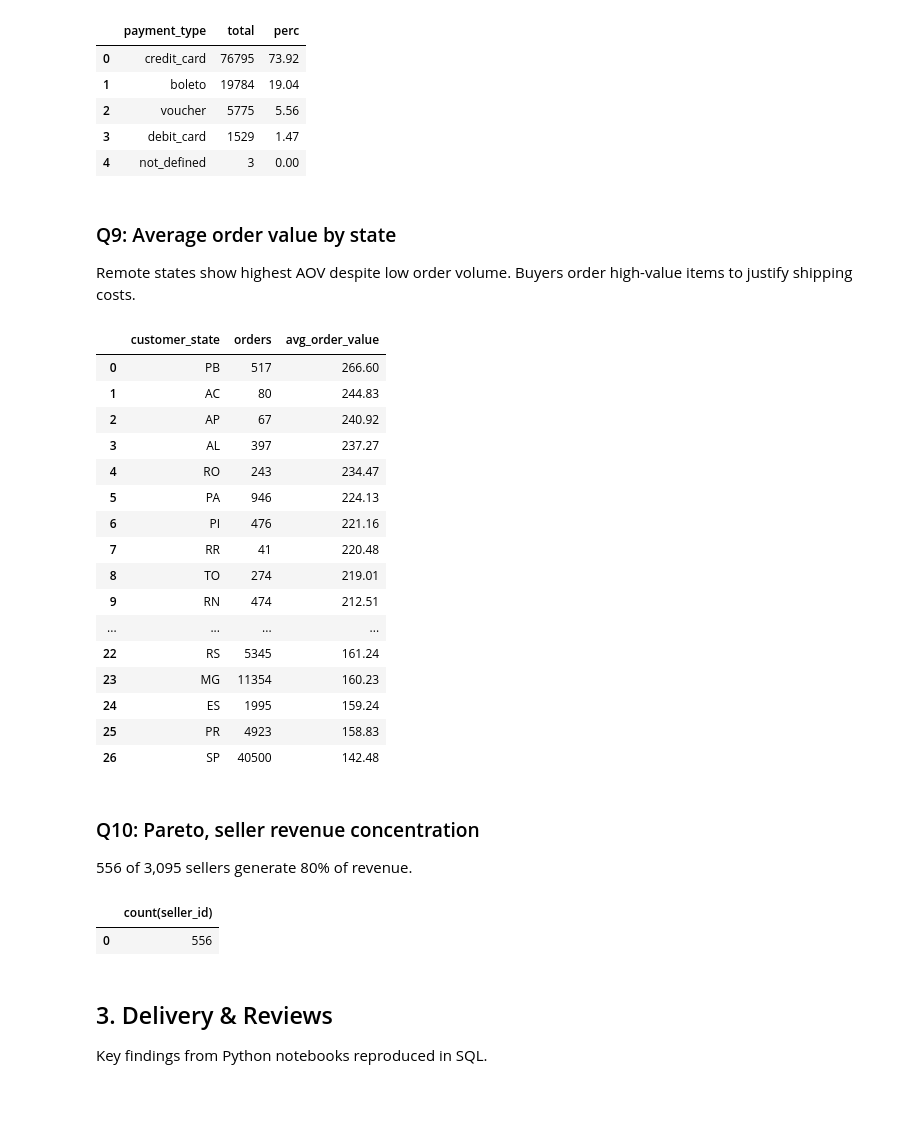
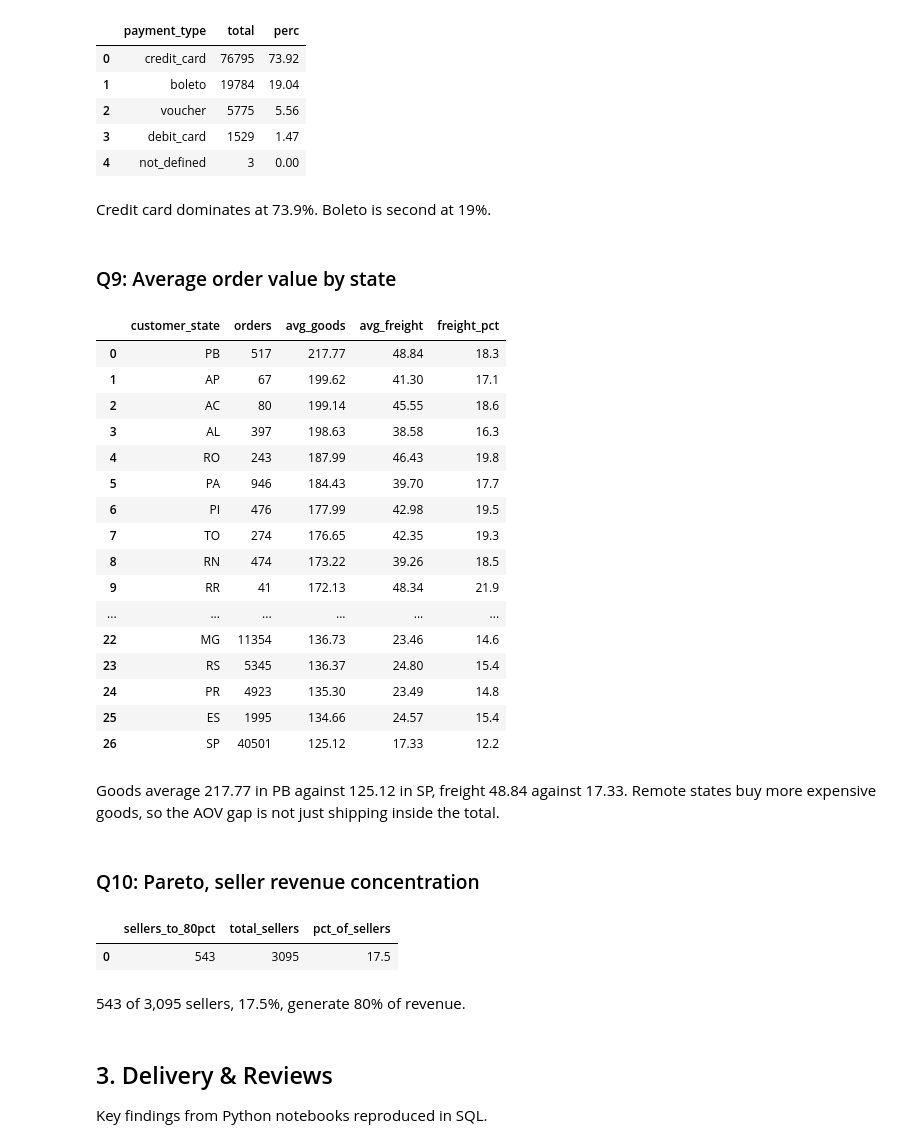
Before and after one commit to arocasim/olist_delivery_risk, a Jupyter notebook: notebooks/04_sql_analysis.ipynb, the cells around one changed output. Cells and saved outputs as stored; diff of their text form; code cells hidden in the pictures; blank space fills up the shorter version.

Commit message:
Add revenue impact and cohort retention to SQL analysis

```diff
--- a/notebooks/04_sql_analysis.ipynb
+++ b/notebooks/04_sql_analysis.ipynb
@@ -248,65 +257,80 @@ duckdb.sql("""
 | 2 | voucher | 5775 | 5.56 |
 | 3 | debit_card | 1529 | 1.47 |
 | 4 | not_defined | 3 | 0.00 |
+# %% [markdown]
+Credit card dominates at 73.9%. Boleto is second at 19%.
 # %% [markdown]
 ### Q9: Average order value by state
-Remote states show highest AOV despite low order volume. Buyers order high-value items to justify shipping costs.
 # %%
 duckdb.sql("""
     WITH order_totals AS (
-        SELECT order_id, SUM(payment_value) AS order_value
-        FROM payments
+        SELECT order_id,
+               SUM(price) AS goods,
+               SUM(freight_value) AS freight
+        FROM order_items
         GROUP BY order_id
     )
 
-    SELECT c.customer_state, COUNT(*) AS orders,
-           ROUND(AVG(ot.order_value), 2) AS avg_order_value
+    SELECT c.customer_state,
+           COUNT(*) AS orders,
+           ROUND(AVG(ot.goods), 2) AS avg_goods,
+           ROUND(AVG(ot.freight), 2) AS avg_freight,
+           ROUND(AVG(ot.freight) * 100.0 / AVG(ot.goods + ot.freight), 1) AS freight_pct
     FROM orders o
     JOIN order_totals ot ON o.order_id = ot.order_id
     JOIN customers c ON o.customer_id = c.customer_id
     WHERE o.order_status = 'delivered'
-    GROUP BY c.customer_state
-    ORDER BY avg_order_value DESC;
+    GROUP BY 1
+    ORDER BY avg_goods DESC
 """).df()
 # %% [output]
-|  | customer_state | orders | avg_order_value |
-| 0 | PB | 517 | 266.60 |
-| 1 | AC | 80 | 244.83 |
-| 2 | AP | 67 | 240.92 |
-| 3 | AL | 397 | 237.27 |
-| 4 | RO | 243 | 234.47 |
-| 5 | PA | 946 | 224.13 |
-| 6 | PI | 476 | 221.16 |
-| 7 | RR | 41 | 220.48 |
-| 8 | TO | 274 | 219.01 |
-| 9 | RN | 474 | 212.51 |
-| ... | ... | ... | ... |
-| 22 | RS | 5345 | 161.24 |
-| 23 | MG | 11354 | 160.23 |
-| 24 | ES | 1995 | 159.24 |
-| 25 | PR | 4923 | 158.83 |
-| 26 | SP | 40500 | 142.48 |
+|  | customer_state | orders | avg_goods | avg_freight | freight_pct |
+| 0 | PB | 517 | 217.77 | 48.84 | 18.3 |
+| 1 | AP | 67 | 199.62 | 41.30 | 17.1 |
+| 2 | AC | 80 | 199.14 | 45.55 | 18.6 |
+| 3 | AL | 397 | 198.63 | 38.58 | 16.3 |
+| 4 | RO | 243 | 187.99 | 46.43 | 19.8 |
+| 5 | PA | 946 | 184.43 | 39.70 | 17.7 |
+| 6 | PI | 476 | 177.99 | 42.98 | 19.5 |
+| 7 | TO | 274 | 176.65 | 42.35 | 19.3 |
+| 8 | RN | 474 | 173.22 | 39.26 | 18.5 |
+| 9 | RR | 41 | 172.13 | 48.34 | 21.9 |
+| ... | ... | ... | ... | ... | ... |
+| 22 | MG | 11354 | 136.73 | 23.46 | 14.6 |
+| 23 | RS | 5345 | 136.37 | 24.80 | 15.4 |
+| 24 | PR | 4923 | 135.30 | 23.49 | 14.8 |
+| 25 | ES | 1995 | 134.66 | 24.57 | 15.4 |
+| 26 | SP | 40501 | 125.12 | 17.33 | 12.2 |
+# %% [markdown]
+Goods average 217.77 in PB against 125.12 in SP, freight 48.84 against 17.33. Remote states
+buy more expensive goods, so the AOV gap is not just shipping inside the total.
 # %% [markdown]
 ### Q10: Pareto, seller revenue concentration
-556 of 3,095 sellers generate 80% of revenue.
 # %%
 duckdb.sql("""
-    WITH seller_revenue AS(
+    WITH seller_revenue AS (
         SELECT seller_id, SUM(price) AS revenue
         FROM order_items
         GROUP BY seller_id
-    ), com AS(
-        SELECT seller_id, ROUND(SUM (revenue) OVER (ORDER BY revenue DESC) / SUM(revenue) OVER(), 2) AS perc
+    ), com AS (
+        SELECT seller_id,
+               SUM(revenue) OVER (ORDER BY revenue DESC
+                                  ROWS BETWEEN UNBOUNDED PRECEDING AND CURRENT ROW)
+               / SUM(revenue) OVER () AS cum_share
         FROM seller_revenue
     )
 
-    SELECT COUNT(seller_id)
+    SELECT COUNT(*) AS sellers_to_80pct,
+           (SELECT COUNT(*) FROM seller_revenue) AS total_sellers,
+           ROUND(COUNT(*) * 100.0 / (SELECT COUNT(*) FROM seller_revenue), 1) AS pct_of_sellers
     FROM com
-    WHERE perc <= 0.8
+    WHERE cum_share <= 0.8
 """).df()
 # %% [output]
-|  | count(seller_id) |
-| 0 | 556 |
+|  | sellers_to_80pct | total_sellers | pct_of_sellers |
+| 0 | 543 | 3095 | 17.5 |
+# %% [markdown]
+543 of 3,095 sellers, 17.5%, generate 80% of revenue.
 # %% [markdown]
 ## 3. Delivery & Reviews
 
```
Also changed, not shown: parts of 44 cells of this notebook, 2 other files.
